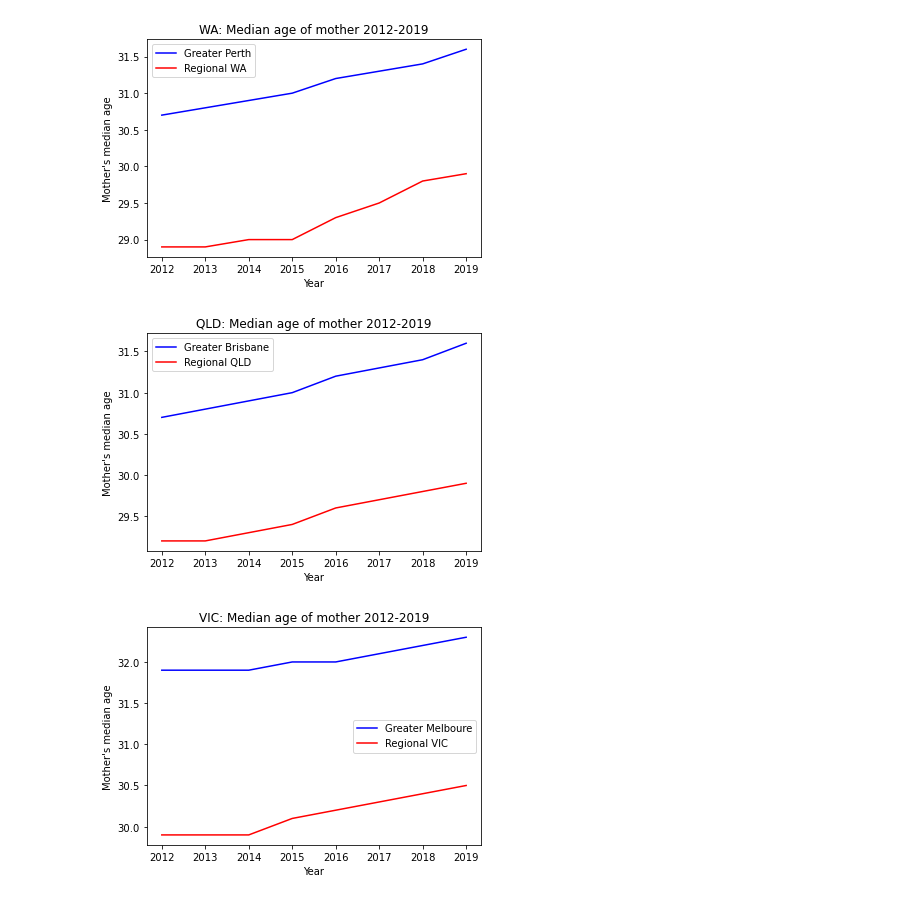
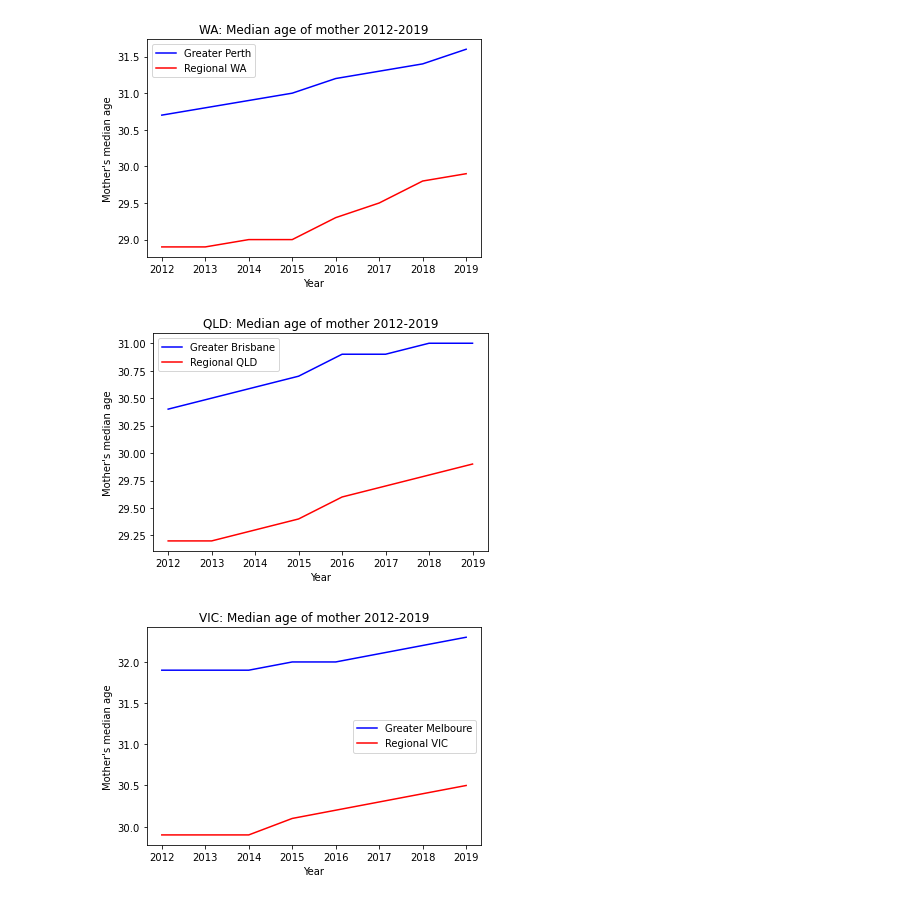
Before and after one commit to NathanJPotter/Team-Project-1, a Jupyter notebook: Project 1.ipynb, the cells around one changed output. Cells and saved outputs as stored; diff of their text form; code cells hidden in the pictures.

```diff
--- a/Project 1.ipynb
+++ b/Project 1.ipynb
@@ -513,21 +513,21 @@ plt.savefig('graph-images/WA median mother age.png')
 # %%
 # Greater Brisbane
 birth_data_bris_df = birth_data_df.loc[birth_data_df['Place of Usual Residence'] == "Greater Brisbane"]
 
 # Regional QLD
 birth_data_qld_df = birth_data_df.loc[birth_data_df['Place of Usual Residence'] == "Rest of Qld"]
 
 # Plot median age of mother
-plt.plot(birth_data_perth_df["Year"], birth_data_perth_df["Median age of mother"], color = 'b', label = "Greater Brisbane")
+plt.plot(birth_data_bris_df["Year"], birth_data_bris_df["Median age of mother"], color = 'b', label = "Greater Brisbane")
 plt.plot(birth_data_qld_df["Year"], birth_data_qld_df["Median age of mother"], color = 'r', label = "Regional QLD")
 plt.title("QLD: Median age of mother 2012-2019")
 plt.xlabel("Year")
 plt.ylabel("Mother's median age")
 plt.legend()
 # plt.show()
 plt.savefig('graph-images/QLD median mother age.png')
 # %% [output]
-[figure, old version]
+[figure, new version]
 # %%
 # Greater Melbourne
 birth_data_melb_df = birth_data_df.loc[birth_data_df['Place of Usual Residence'] == "Greater Melbourne"]
```
Also changed, not shown: parts of 1 cell of this notebook, 4 other files.
